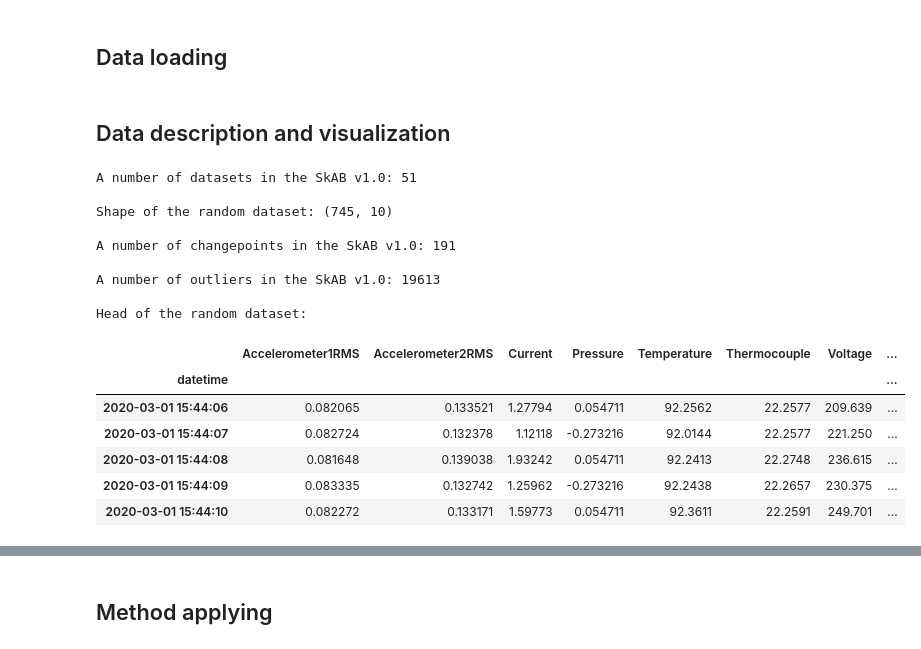
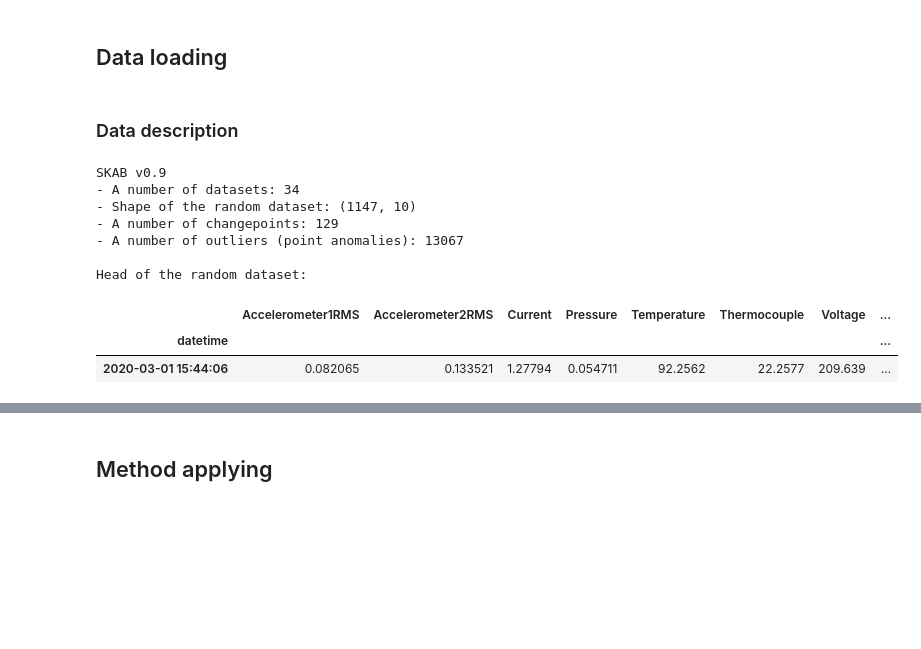
Before and after one commit to waico/SKAB, a Jupyter notebook: notebooks/ArimaFD.ipynb, the cells around one changed output, grey strips where cells are left out. Saved outputs shown, nothing was run; the diff lists cells and outputs as text; code cells hidden in the pictures; blank space fills up the shorter version.

```diff
--- a/notebooks/ArimaFD.ipynb
+++ b/notebooks/ArimaFD.ipynb
@@ -25,10 +31,12 @@ sys.path.append('../utils')
+# %%
+path_to_data = '../data/'
 # %% [markdown]
 ## Data loading
 # %%
 # benchmark files checking
 all_files=[]
 import os
-for root, dirs, files in os.walk("../data/"):
+for root, dirs, files in os.walk(path_to_data):
     for file in files:
         if file.endswith(".csv"):
              all_files.append(os.path.join(root, file))
@@ -47,29 +54,24 @@ true_cp = [df.changepoint for df in list_of_df]
 # %% [markdown]
-## Data description and visualization
+### Data description
 # %%
 # dataset characteristics printing
-print(f'A number of datasets in the SKAB v0.9: {len(list_of_df)}\n')
-print(f'Shape of the random dataset: {list_of_df[0].shape}\n')
+print('SKAB v0.9')
+print(f'- A number of datasets: {len(list_of_df)}')
+print(f'- Shape of the random dataset: {list_of_df[10].shape}')
 n_cp = sum([len(df[df.changepoint==1.]) for df in list_of_df])
 n_outlier = sum([len(df[df.anomaly==1.]) for df in list_of_df])
-print(f'A number of changepoints in the SKAB v0.9: {n_cp}\n')
-print(f'A number of outliers in the SKAB v0.9: {n_outlier}\n')
+print(f'- A number of changepoints: {n_cp}')
+print(f'- A number of outliers (point anomalies): {n_outlier}\n')
 print(f'Head of the random dataset:')
-display(list_of_df[0].head())
+display(list_of_df[0].head(1))
 # %% [output]
-A number of datasets in the SkAB v1.0: 51
-
-Shape of the random dataset: (745, 10)
-
-A number of changepoints in the SkAB v1.0: 191
-
-A number of outliers in the SkAB v1.0: 19613
+SKAB v0.9
+- A number of datasets: 34
+- Shape of the random dataset: (1147, 10)
+- A number of changepoints: 129
+- A number of outliers (point anomalies): 13067
 
 Head of the random dataset:
 |  | Accelerometer1RMS | Accelerometer2RMS | Current | Pressure | Temperature | Thermocouple | Voltage | ... |
 | datetime |  |  |  |  |  |  |  | ... |
 | 2020-03-01 15:44:06 | 0.082065 | 0.133521 | 1.27794 | 0.054711 | 92.2562 | 22.2577 | 209.639 | ... |
-| 2020-03-01 15:44:07 | 0.082724 | 0.132378 | 1.12118 | -0.273216 | 92.0144 | 22.2577 | 221.250 | ... |
-| 2020-03-01 15:44:08 | 0.081648 | 0.139038 | 1.93242 | 0.054711 | 92.2413 | 22.2748 | 236.615 | ... |
-| 2020-03-01 15:44:09 | 0.083335 | 0.132742 | 1.25962 | -0.273216 | 92.2438 | 22.2657 | 230.375 | ... |
-| 2020-03-01 15:44:10 | 0.082272 | 0.133171 | 1.59773 | 0.054711 | 92.3611 | 22.2591 | 249.701 | ... |
```
Also changed, not shown: parts of 22 cells of this notebook, 24 other files.
